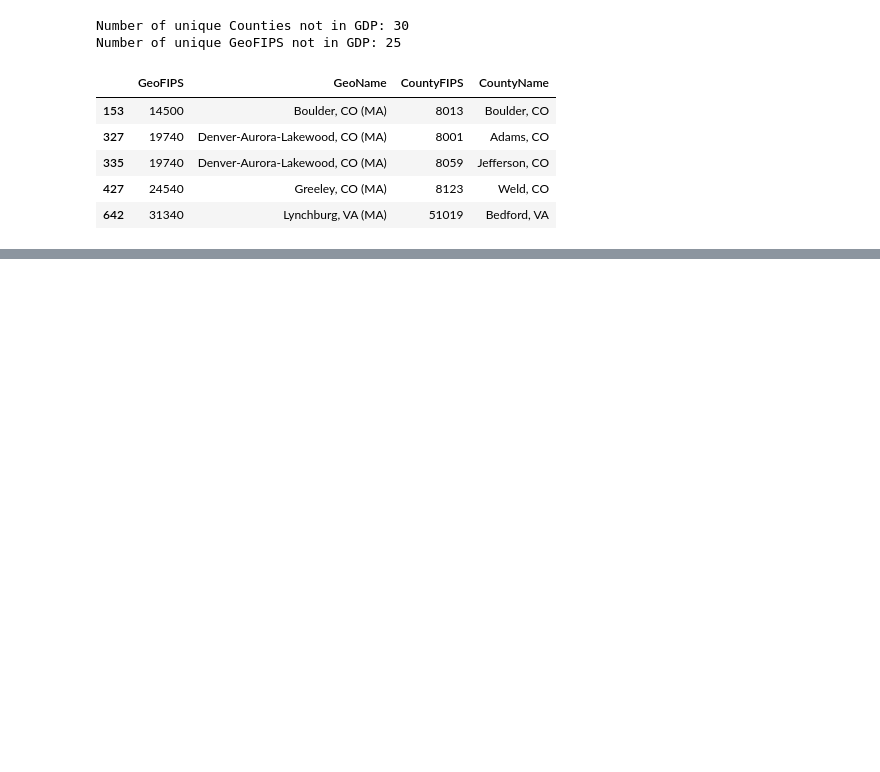
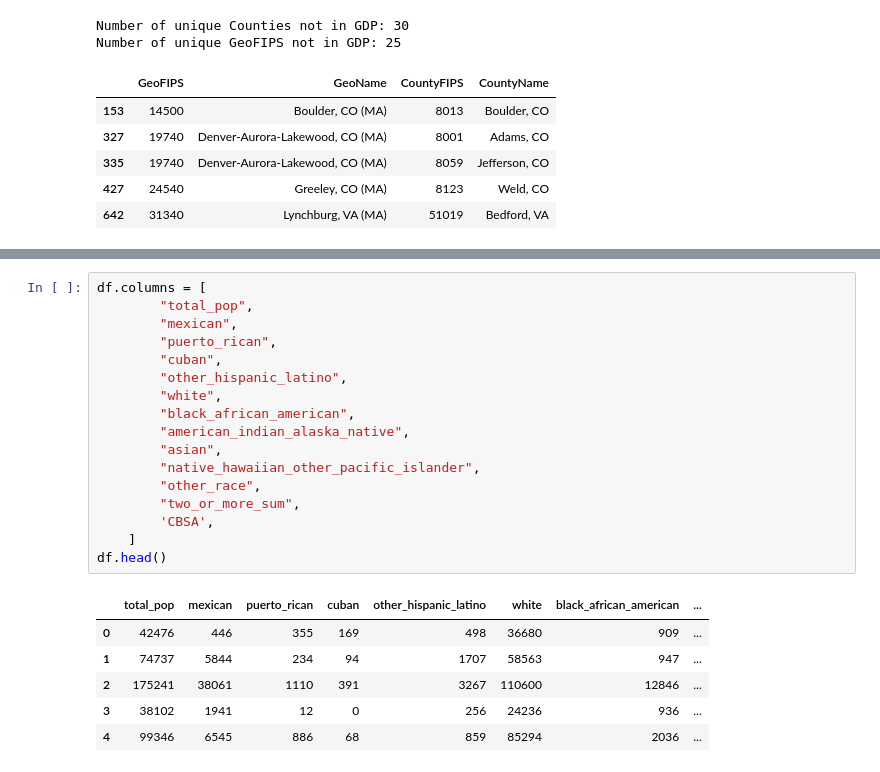
Before and after one commit to BasisResearch/cities, a Jupyter notebook: docs/experimental_notebooks/data_processing/metro_area.ipynb, the cells around one changed output, grey strips where cells are left out. Cells and saved outputs as stored; diff of their text form; blank space fills up the shorter version.

```diff
--- a/docs/experimental_notebooks/data_processing/metro_area.ipynb
+++ b/docs/experimental_notebooks/data_processing/metro_area.ipynb
@@ -78,0 +146,24 @@ rows_matching_values
+# %%
+df.columns = [
+        "total_pop",
+        "mexican",
+        "puerto_rican",
+        "cuban",
+        "other_hispanic_latino",
+        "white",
+        "black_african_american",
+        "american_indian_alaska_native",
+        "asian",
+        "native_hawaiian_other_pacific_islander",
+        "other_race",
+        "two_or_more_sum",
+        'CBSA',
+    ]
+df.head()
+# %% [output]
+|  | total_pop | mexican | puerto_rican | cuban | other_hispanic_latino | white | black_african_american | ... |
+| 0 | 42476 | 446 | 355 | 169 | 498 | 36680 | 909 | ... |
+| 1 | 74737 | 5844 | 234 | 94 | 1707 | 58563 | 947 | ... |
+| 2 | 175241 | 38061 | 1110 | 391 | 3267 | 110600 | 12846 | ... |
+| 3 | 38102 | 1941 | 12 | 0 | 256 | 24236 | 936 | ... |
+| 4 | 99346 | 6545 | 886 | 68 | 859 | 85294 | 2036 | ... |
```
Also changed, not shown: parts of 16 cells of this notebook.
